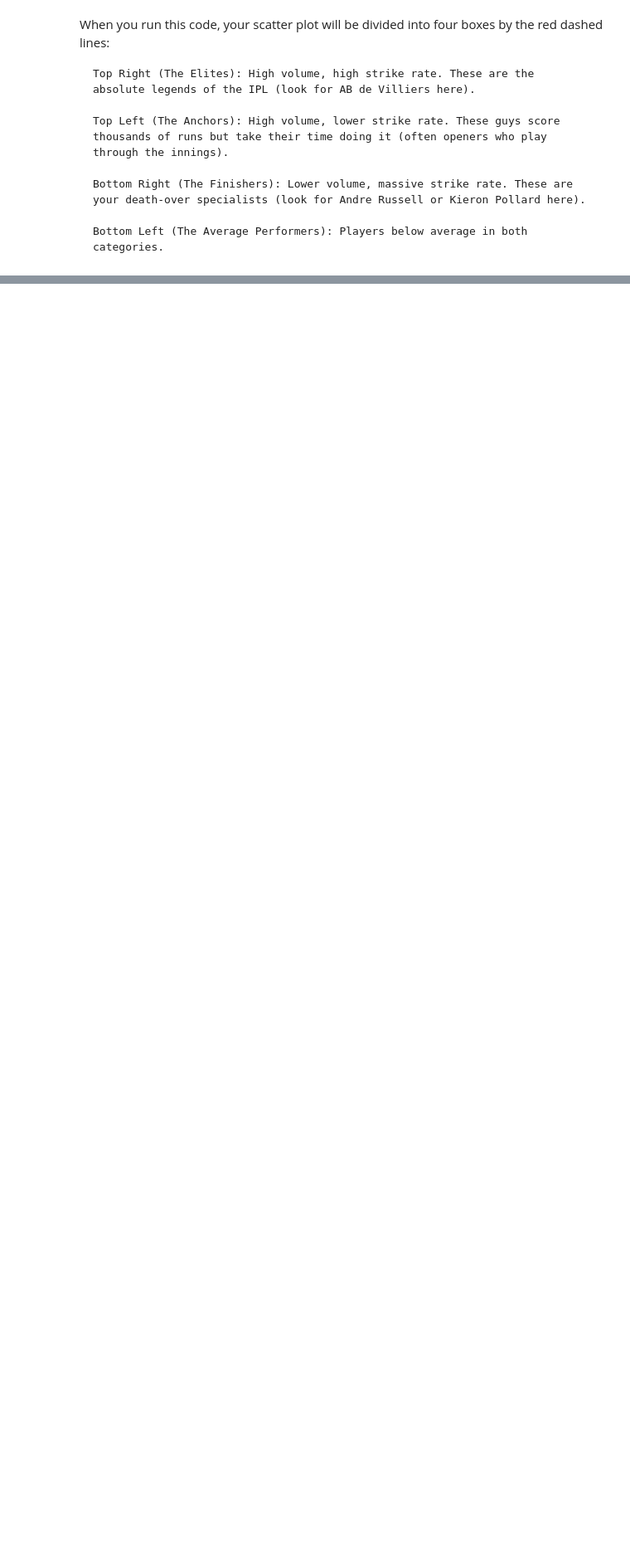
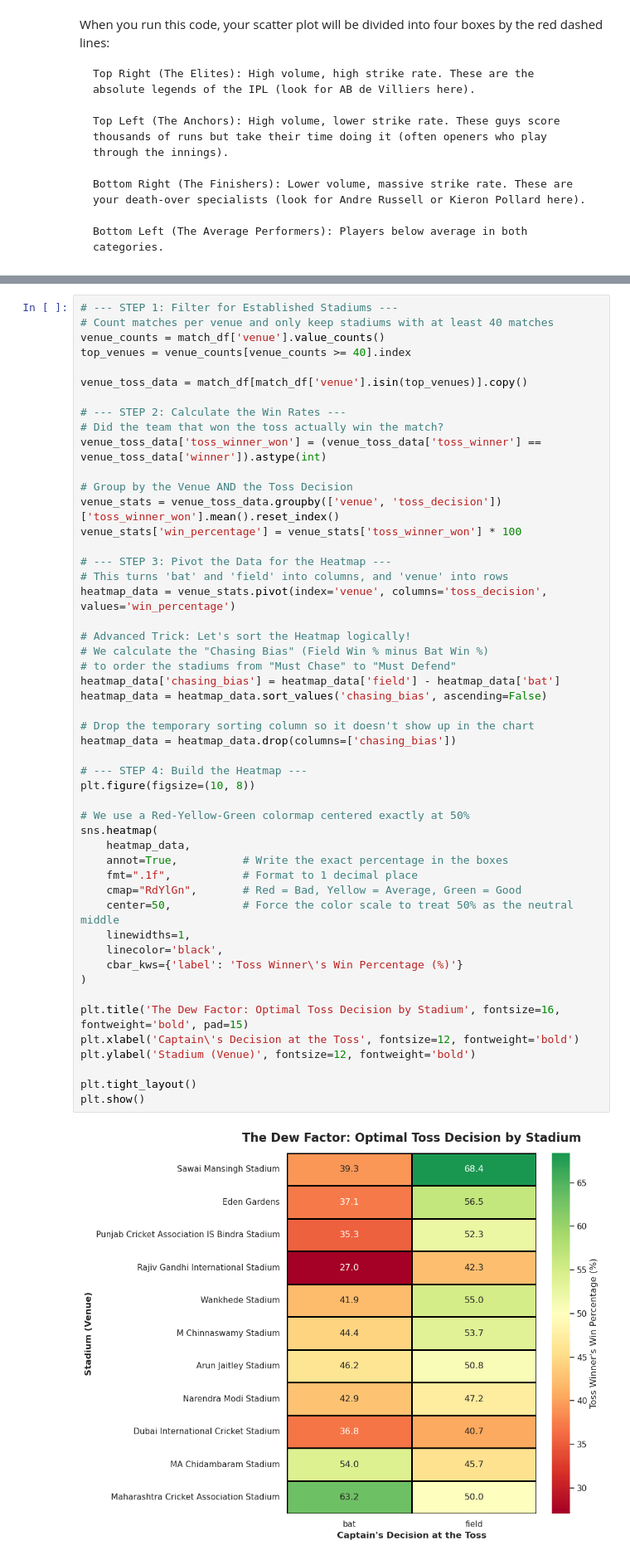
Before and after one commit to lyc0riz/IPL-crunch, a Jupyter notebook: notebooks/03_exploratory_analysis_and_visualization.ipynb, the cells around one changed output, grey strips where cells are left out. Shown at 83% size. Cells and saved outputs as stored; diff of their text form; blank space fills up the shorter version.

```diff
--- a/notebooks/03_exploratory_analysis_and_visualization.ipynb
+++ b/notebooks/03_exploratory_analysis_and_visualization.ipynb
@@ -359,0 +464,52 @@ When you run this code, your scatter plot will be divided into four boxes by the
+# %%
+# --- STEP 1: Filter for Established Stadiums ---
+# Count matches per venue and only keep stadiums with at least 40 matches
+venue_counts = match_df['venue'].value_counts()
+top_venues = venue_counts[venue_counts >= 40].index
+
+venue_toss_data = match_df[match_df['venue'].isin(top_venues)].copy()
+
+# --- STEP 2: Calculate the Win Rates ---
+# Did the team that won the toss actually win the match?
+venue_toss_data['toss_winner_won'] = (venue_toss_data['toss_winner'] == venue_toss_data['winner']).astype(int)
+
+# Group by the Venue AND the Toss Decision
+venue_stats = venue_toss_data.groupby(['venue', 'toss_decision'])['toss_winner_won'].mean().reset_index()
+venue_stats['win_percentage'] = venue_stats['toss_winner_won'] * 100
+
+# --- STEP 3: Pivot the Data for the Heatmap ---
+# This turns 'bat' and 'field' into columns, and 'venue' into rows
+heatmap_data = venue_stats.pivot(index='venue', columns='toss_decision', values='win_percentage')
+
+# Advanced Trick: Let's sort the Heatmap logically!
+# We calculate the "Chasing Bias" (Field Win % minus Bat Win %)
+# to order the stadiums from "Must Chase" to "Must Defend"
+heatmap_data['chasing_bias'] = heatmap_data['field'] - heatmap_data['bat']
+heatmap_data = heatmap_data.sort_values('chasing_bias', ascending=False)
+
+# Drop the temporary sorting column so it doesn't show up in the chart
+heatmap_data = heatmap_data.drop(columns=['chasing_bias'])
+
+# --- STEP 4: Build the Heatmap ---
+plt.figure(figsize=(10, 8))
+
+# We use a Red-Yellow-Green colormap centered exactly at 50%
+sns.heatmap(
+    heatmap_data,
+    annot=True,          # Write the exact percentage in the boxes
+    fmt=".1f",           # Format to 1 decimal place
+    cmap="RdYlGn",       # Red = Bad, Yellow = Average, Green = Good
+    center=50,           # Force the color scale to treat 50% as the neutral middle
+    linewidths=1,
+    linecolor='black',
+    cbar_kws={'label': 'Toss Winner\'s Win Percentage (%)'}
+)
+
+plt.title('The Dew Factor: Optimal Toss Decision by Stadium', fontsize=16, fontweight='bold', pad=15)
+plt.xlabel('Captain\'s Decision at the Toss', fontsize=12, fontweight='bold')
+plt.ylabel('Stadium (Venue)', fontsize=12, fontweight='bold')
+
+plt.tight_layout()
+plt.show()
+# %% [output]
+[figure, added]
```
Also changed, not shown: parts of 8 cells of this notebook, 1 other file.
